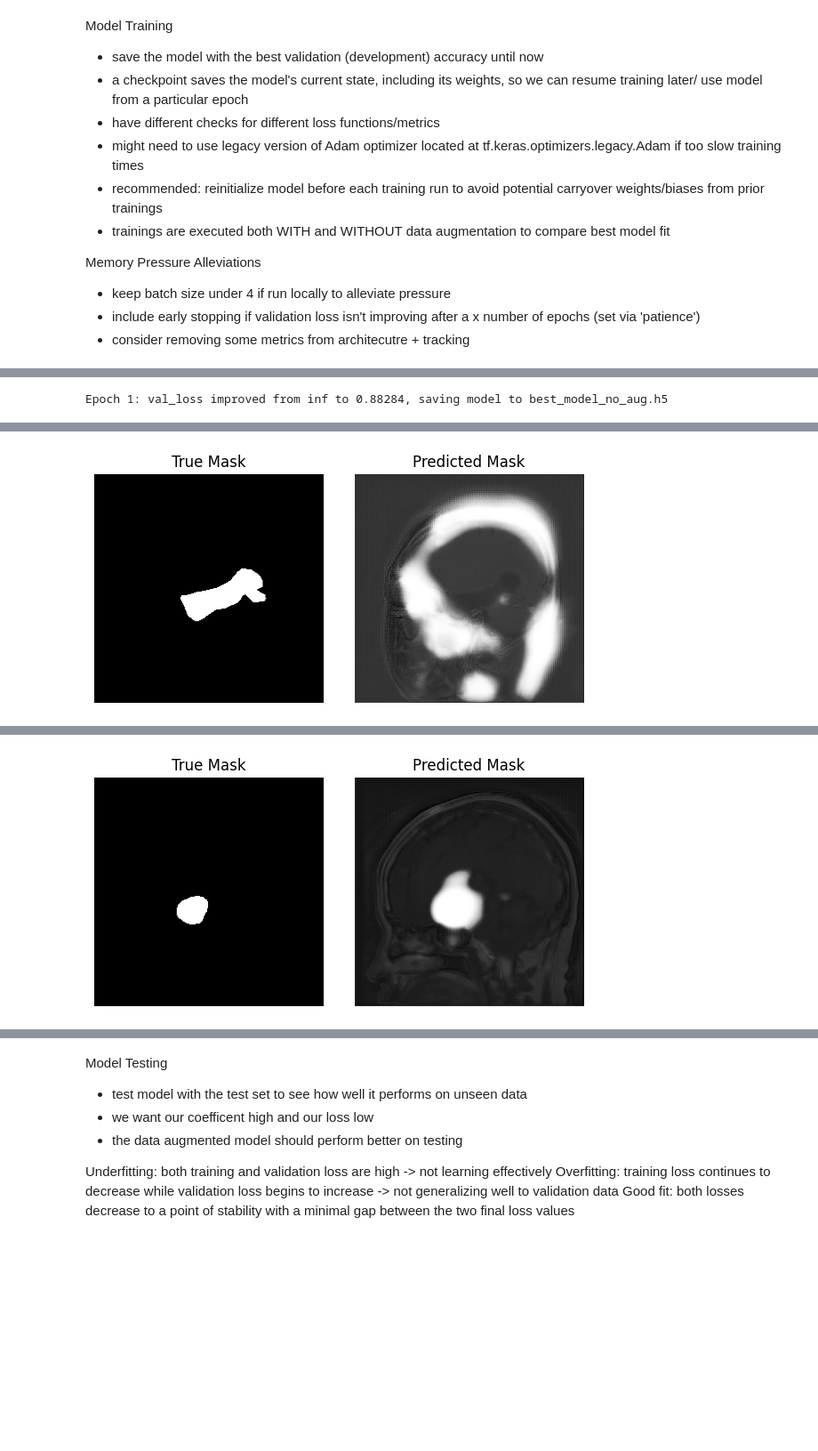
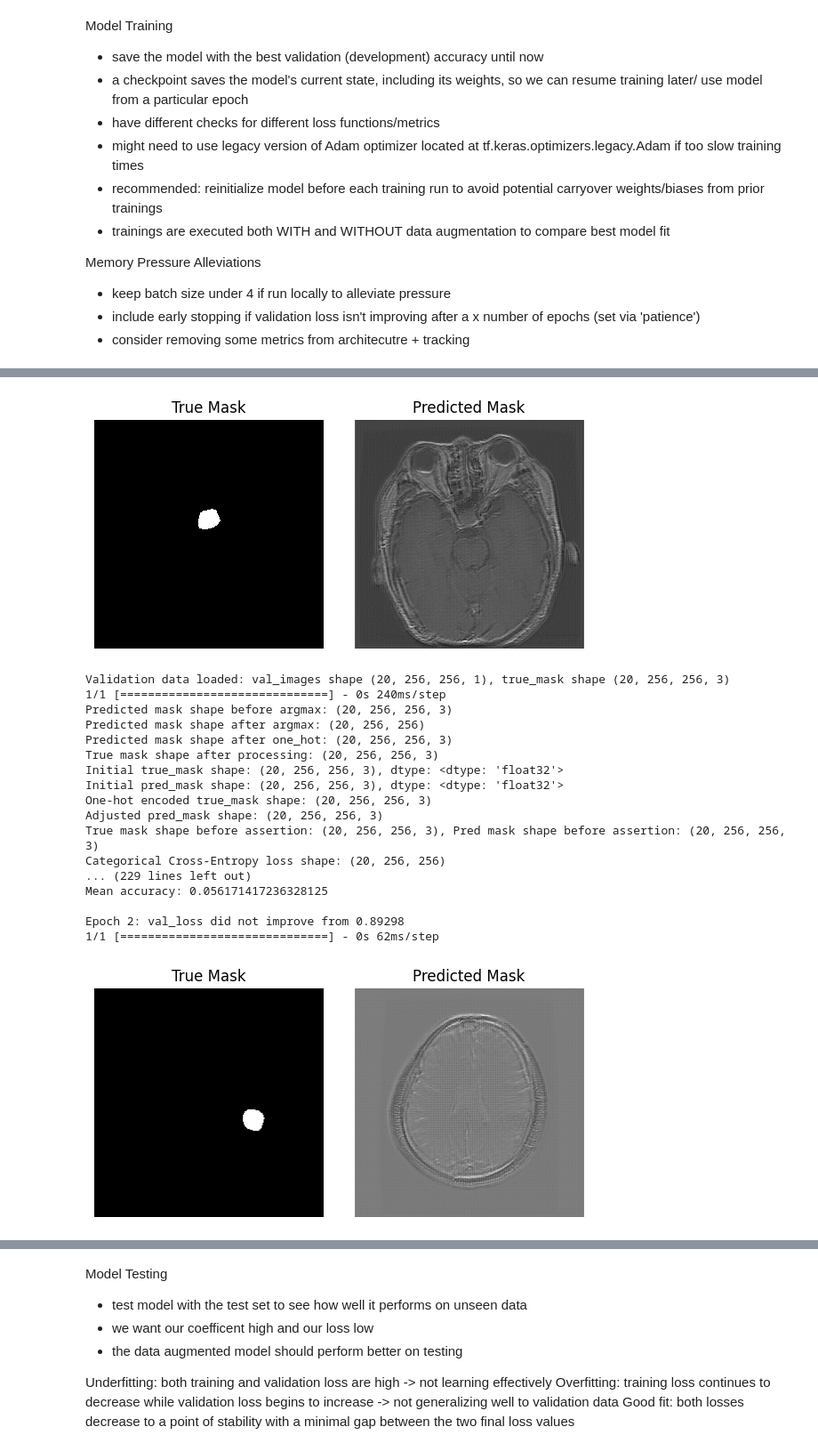
Before and after one commit to eliznemeti/Brain-Tumor-Segmentation, a Jupyter notebook: model_notebooks/UNET_latest_vers.ipynb, the cells around one changed output, grey strips where cells are left out. Shown at 89% size. Cells and saved outputs as stored; diff of their text form; code cells hidden in the pictures; blank space fills up the shorter version.

```diff
--- a/model_notebooks/UNET_latest_vers.ipynb
+++ b/model_notebooks/UNET_latest_vers.ipynb
@@ -700,42 +1123,40 @@ model_without_aug = unet()
 # defining checkpoints and patience (set between 10-20)
 checkpoint_aug = ModelCheckpoint('best_model_aug.h5', monitor='val_loss', verbose=1, save_best_only=True, mode='min')
 checkpoint_no_aug = ModelCheckpoint('best_model_no_aug.h5', monitor='val_loss', verbose=1, save_best_only=True, mode='min')
-early_stopping = EarlyStopping(monitor='val_loss', patience=3, verbose=1, mode='min')
+early_stopping = EarlyStopping(monitor='val_loss', patience=50, verbose=1, mode='min')
 
 # defining ReduceLROnPlateau callback
-reduce_lr = ReduceLROnPlateau(monitor='val_loss', factor=0.1, patience=3, min_lr=1e-6, verbose=1)
+reduce_lr = ReduceLROnPlateau(monitor='val_loss', factor=0.1, patience=50, min_lr=1e-6, verbose=1)
 
 # calling viz func
 vis_callback_with_aug = VisualizeSegmentation(model_with_aug, (images_val, masks_val), num_samples=1)
 vis_callback_without_aug = VisualizeSegmentation(model_without_aug, (images_val, masks_val), num_samples=1)
 
-# easier tracking of metrics via table
-class MetricsCollector(Callback):
-    def on_train_begin(self, logs=None):
-        self.metrics_history = []
+# initialize a MetricsCollectors for each model
 
+metrics_collector_no_aug = MetricsCollector(num_classes=3)
+metrics_collector_no_aug.set_validation_data((images_val, masks_val)) # ensure we collec the val set metrics too
+
+metrics_collector_aug = MetricsCollector(num_classes=3)
+metrics_collector_aug.set_validation_data((images_val, masks_val))
+
+class CustomPrintCallback(tf.keras.callbacks.Callback):
     def on_epoch_end(self, epoch, logs=None):
-        logs = logs or {}
-        logs['epoch'] = epoch + 1  # make it legible & track epochs
-        self.metrics_history.append(logs)
+        print(f"\nEnd of epoch {epoch+1}")
+        for layer in self.model.layers:
+            if hasattr(layer, 'output_shape'):
+                if layer.output_shape == (None, 256, 256, 3):
+                    print("TIME TO TESTIFY: Shape changed to (None, 256, 256, 3)")
+                print(f"Layer: {layer.name}, Output shape: {layer.output_shape}")
 
-    def on_train_end(self, logs=None):
-        metrics_df = pd.DataFrame(self.metrics_history)
-        # columns_order = ['epoch', 'loss', 'dice_loss', 'categorical_crossentropy', etc] # reorder df for specific columns
-        # metrics_df = metrics_df[columns_order]
-        print("Training Metrics per Epoch:")
-        print(metrics_df.to_string(index=False))
-
-metrics_collector = MetricsCollector()
-
-# training WITHOUT data augmentation
+# training WITH NO data augmentation
 history_without_aug = model_without_aug.fit(
     x=images_train, # updating weight in training
     y=masks_train,
     validation_data=(images_val, masks_val), # where validation happens (auto after each epoch), weights not updated here
     batch_size=batch_size,
-    epochs=2, # overfitting started after 2 for UNaugmented model
-    callbacks=[checkpoint_no_aug, early_stopping, reduce_lr, vis_callback_without_aug, metrics_collector]
+    epochs=3, # overfitting started after 2 for UNaugmented model
+    callbacks=[checkpoint_no_aug, early_stopping, reduce_lr, vis_callback_without_aug, metrics_collector_no_aug, CustomPrintCallback()]
 )
 
 # training WITH data augmentation
@@ -744,20 +1165,12 @@ history_with_aug = model_with_aug.fit(
     steps_per_epoch=len(images_train) // batch_size,
     validation_data=(images_val, masks_val), # where validation happens (auto after each epoch)
     epochs=3, # overfitting started after 3 for augmented model
-    callbacks=[checkpoint_aug, early_stopping, reduce_lr, vis_callback_with_aug, metrics_collector]
+    callbacks=[checkpoint_aug, early_stopping, reduce_lr, vis_callback_with_aug, metrics_collector_aug, CustomPrintCallback()]
 )
 
-def plot_metrics(metrics_df):
-    plt.figure(figsize=(14, 8))
-    for metric in ['loss', 'dice_loss', 'categorical_crossentropy', 'accuracy']:  # Add more metrics as needed
-        if metric in metrics_df.columns:
-            plt.plot(metrics_df['epoch'], metrics_df[metric], label=metric)
-    plt.title('Training Metrics Over Epochs')
-    plt.xlabel('Epoch')
-    plt.ylabel('Metric Value')
-    plt.legend()
-    plt.grid(True)
-    plt.show()
+# Access metrics for model without augmentation
+metrics_df_no_aug = metrics_collector_no_aug.metrics_history
 
-plot_metrics(pd.DataFrame(metrics_collector.metrics_history)) # show tracked metrics
+# Access metrics for model with augmentation
+metrics_df_aug = metrics_collector_aug.metrics_history
 # %% [output]
@@ -767 +1199,19 @@ Epoch 1/2
+[figure, new version]
-Epoch 1: val_loss improved from inf to 0.88284, saving model to best_model_no_aug.h5
+Validation data loaded: val_images shape (20, 256, 256, 1), true_mask shape (20, 256, 256, 3)
+1/1 [==============================] - 0s 240ms/step
+Predicted mask shape before argmax: (20, 256, 256, 3)
+Predicted mask shape after argmax: (20, 256, 256)
+Predicted mask shape after one_hot: (20, 256, 256, 3)
+True mask shape after processing: (20, 256, 256, 3)
+Initial true_mask shape: (20, 256, 256, 3), dtype: <dtype: 'float32'>
+Initial pred_mask shape: (20, 256, 256, 3), dtype: <dtype: 'float32'>
+One-hot encoded true_mask shape: (20, 256, 256, 3)
+Adjusted pred_mask shape: (20, 256, 256, 3)
+True mask shape before assertion: (20, 256, 256, 3), Pred mask shape before assertion: (20, 256, 256, 3)
+Categorical Cross-Entropy loss shape: (20, 256, 256)
+... (229 lines left out)
+Mean accuracy: 0.056171417236328125
+
+Epoch 2: val_loss did not improve from 0.89298
+1/1 [==============================] - 0s 62ms/step
+[figure, new version]
@@ -770 +1252,0 @@ Epoch 1: val_loss improved from inf to 0.88284, saving model to best_model_no_au
-[figure, old version]
@@ -775 +1269,0 @@ Epoch 2: val_loss improved from 0.88284 to 0.87906, saving model to best_model_n
-[figure, old version]
```
Also changed, not shown: parts of 45 cells of this notebook, 2 other files.
